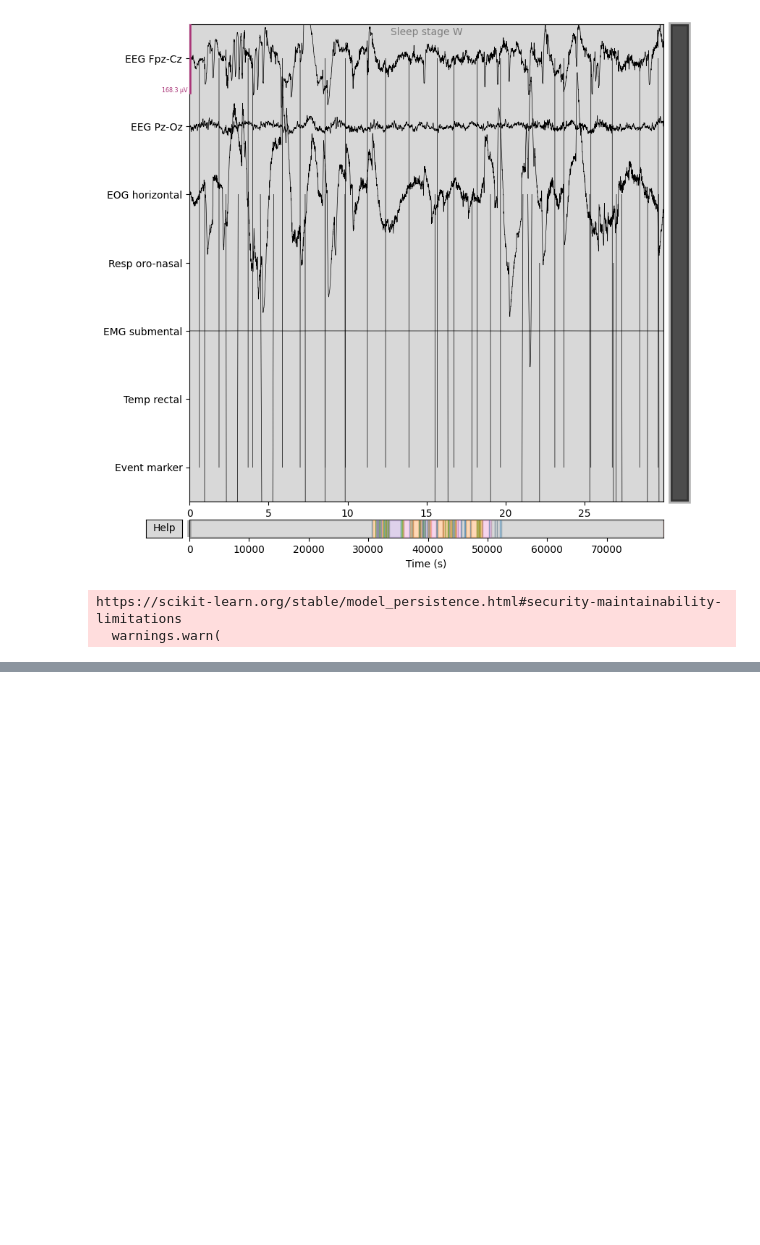
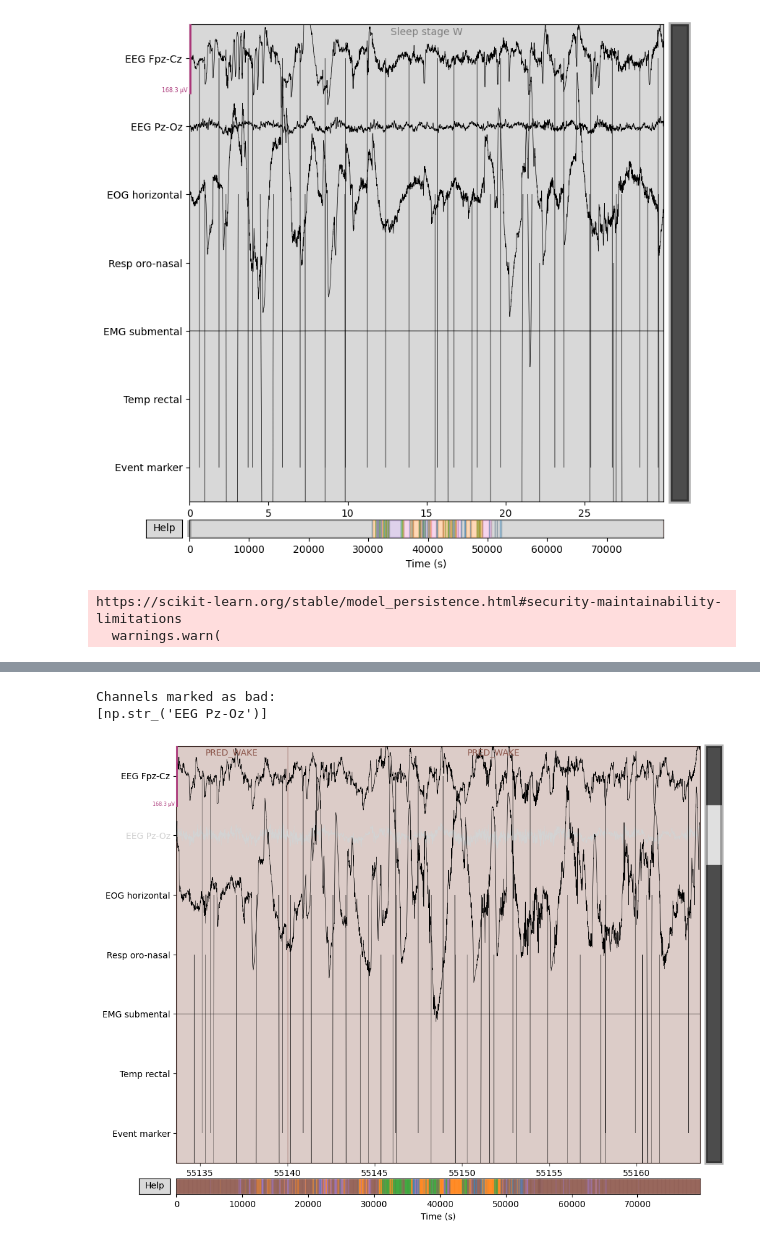
Before and after one commit to CarlaMalo/RobustSleepStaging, a Jupyter notebook: test.ipynb, the cells around one changed output, grey strips where cells are left out. Cells and saved outputs as stored; diff of their text form; code cells hidden in the pictures; blank space fills up the shorter version.

```diff
--- a/test.ipynb
+++ b/test.ipynb
@@ -39,7 +40,7 @@ sls = yasa.SleepStaging(
     emg_name="EMG submental",
 )
 
-annot_pred = sls.predict()      # array of stages: W, N1, N2, N3, R
+hypno = sls.predict()      # array of stages: W, N1, N2, N3, R
 #proba = sls.predict_proba()
 # %% [output]
 https://scikit-learn.org/stable/model_persistence.html#security-maintainability-limitations
@@ -46,0 +65,12 @@ https://scikit-learn.org/stable/model_persistence.html#security-maintainability-
+# %%
+stages = hypno.hypno.astype(str).to_numpy()
+
+mne_annot_pred = mne.Annotations(
+    onset=np.arange(len(stages)) * 30,
+    duration=np.full(len(stages), 30.0),
+    description=[f"PRED_{s}" for s in stages],
+    orig_time=psg.info["meas_date"]
+)
+
+psg_pred = psg.copy()
+psg_pred.set_annotations(mne_annot_pred)
@@ -46,0 +94,12 @@ https://scikit-learn.org/stable/model_persistence.html#security-maintainability-
+# %%
+
+psg_pred.plot(
+    scalings="auto",
+    duration=30,      # seconds shown at once
+    n_channels=len(psg.ch_names),
+    block=True
+)
+# %% [output]
+Channels marked as bad:
+[np.str_('EEG Pz-Oz')]
+[figure, added]
```
Also changed, not shown: parts of 3 cells of this notebook.
